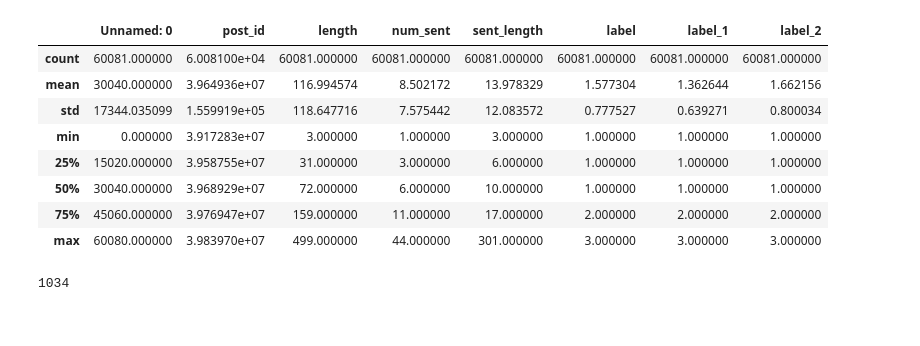
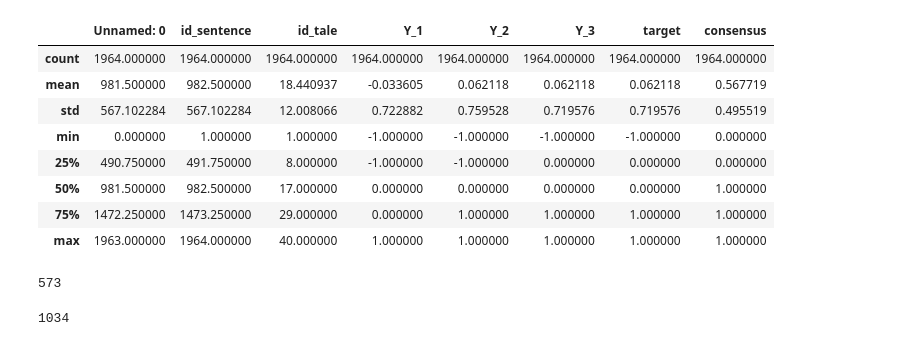
Before and after one commit to preenet/SETAR, a Jupyter notebook: notebooks/corpus_explore.ipynb, the cells around one changed output. Cells and saved outputs as stored; diff of their text form; code cells hidden in the pictures.

```diff
--- a/notebooks/corpus_explore.ipynb
+++ b/notebooks/corpus_explore.ipynb
@@ -15,25 +15,29 @@ config = utils.read_config()
 
 #df_to = pd.read_csv(Path.joinpath(root, config['data']['processed_to']))
 #df_ws = pd.read_csv(Path.joinpath(root, config['data']['processed_ws']))
-df_kt = pd.read_csv(Path.joinpath(root, config['data']['processed_kt']))
+#df_kt = pd.read_csv(Path.joinpath(root, config['data']['processed_kt']))
 
-#df_tt = pd.read_csv(Path.joinpath(root, config['data']['processed_tt']))
+df_tt = pd.read_csv(Path.joinpath(root, config['data']['processed_tt']))
 
 #X_aa, y, Xt_aa, yt = joblib.load(Path.joinpath(root, 'data/processed/toxic_tweet_icdamt.sav'))
 
 #Xo, yo = joblib.load(Path.joinpath(root, config['data']['processed_kt']))
 # %%
-df_kt.describe()
+df_tt.describe()
 # %% [output]
-|  | Unnamed: 0 | post_id | length | num_sent | sent_length | label | label_1 | label_2 |
-| count | 60081.000000 | 6.008100e+04 | 60081.000000 | 60081.000000 | 60081.000000 | 60081.000000 | 60081.000000 | 60081.000000 |
-| mean | 30040.000000 | 3.964936e+07 | 116.994574 | 8.502172 | 13.978329 | 1.577304 | 1.362644 | 1.662156 |
-| std | 17344.035099 | 1.559919e+05 | 118.647716 | 7.575442 | 12.083572 | 0.777527 | 0.639271 | 0.800034 |
-| min | 0.000000 | 3.917283e+07 | 3.000000 | 1.000000 | 3.000000 | 1.000000 | 1.000000 | 1.000000 |
-| 25% | 15020.000000 | 3.958755e+07 | 31.000000 | 3.000000 | 6.000000 | 1.000000 | 1.000000 | 1.000000 |
-| 50% | 30040.000000 | 3.968929e+07 | 72.000000 | 6.000000 | 10.000000 | 1.000000 | 1.000000 | 1.000000 |
-| 75% | 45060.000000 | 3.976947e+07 | 159.000000 | 11.000000 | 17.000000 | 2.000000 | 2.000000 | 2.000000 |
-| max | 60080.000000 | 3.983970e+07 | 499.000000 | 44.000000 | 301.000000 | 3.000000 | 3.000000 | 3.000000 |
+|  | Unnamed: 0 | id_sentence | id_tale | Y_1 | Y_2 | Y_3 | target | consensus |
+| count | 1964.000000 | 1964.000000 | 1964.000000 | 1964.000000 | 1964.000000 | 1964.000000 | 1964.000000 | 1964.000000 |
+| mean | 981.500000 | 982.500000 | 18.440937 | -0.033605 | 0.062118 | 0.062118 | 0.062118 | 0.567719 |
+| std | 567.102284 | 567.102284 | 12.008066 | 0.722882 | 0.759528 | 0.719576 | 0.719576 | 0.495519 |
+| min | 0.000000 | 1.000000 | 1.000000 | -1.000000 | -1.000000 | -1.000000 | -1.000000 | 0.000000 |
+| 25% | 490.750000 | 491.750000 | 8.000000 | -1.000000 | -1.000000 | 0.000000 | 0.000000 | 0.000000 |
+| 50% | 981.500000 | 982.500000 | 17.000000 | 0.000000 | 0.000000 | 0.000000 | 0.000000 | 1.000000 |
+| 75% | 1472.250000 | 1473.250000 | 29.000000 | 0.000000 | 1.000000 | 1.000000 | 1.000000 | 1.000000 |
+| max | 1963.000000 | 1964.000000 | 40.000000 | 1.000000 | 1.000000 | 1.000000 | 1.000000 | 1.000000 |
+# %%
+df_tt['target'].value_counts()[-1]
+# %% [output]
+573
 # %%
 # find average sentence length
 Xo = [' '.join(process_text(item))  for item in df_kt['text'].apply(str)]
```
Also changed, not shown: 11 other files.
